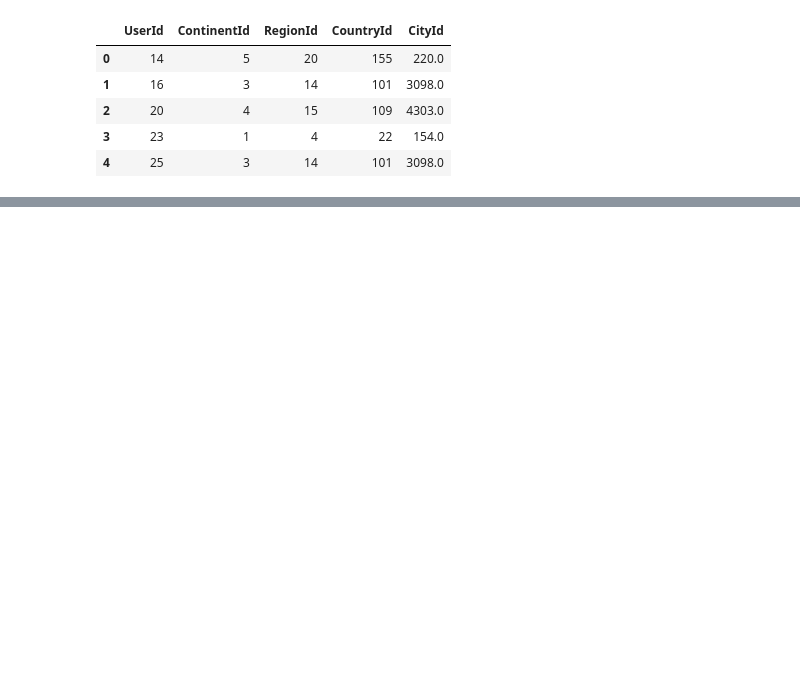
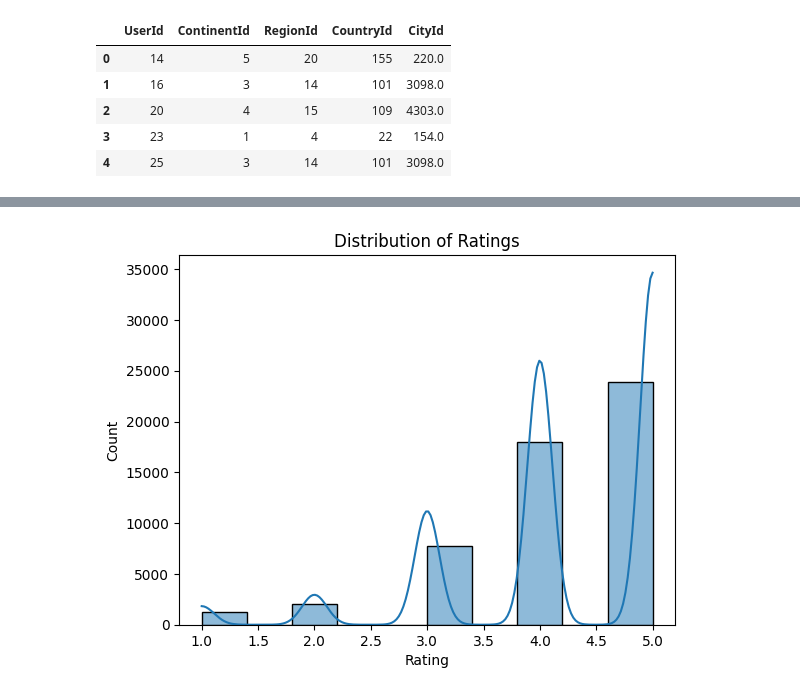
Before and after one commit to Rupeshyadv/Tourism-Experience-Analytics, a Jupyter notebook: notebooks/eda.ipynb, the cells around one changed output, grey strips where cells are left out. Saved outputs shown, nothing was run; the diff lists cells and outputs as text; code cells hidden in the pictures; blank space fills up the shorter version.

```diff
--- a/notebooks/eda.ipynb
+++ b/notebooks/eda.ipynb
@@ -120,0 +338,36 @@ user_df.head()
+# %%
+# merge all dataframes into one dataframe
+df = transac_df.copy()
+
+df = df.merge(user_df, on="UserId", how='left')
+df = df.merge(city_df, on="CityId", how="left")
+
+# Keep user country, drop city country, because both the df have CountryId.
+df = df.rename(columns={"CountryId_x": "CountryId"})
+df = df.drop(columns=["CountryId_y"])
+
+df = df.merge(country_df, on="CountryId", how="left")
+
+# Keep user region, drop country region, because both the df have RegionId.
+df = df.rename(columns={"RegionId_x": "RegionId"})
+df = df.drop(columns=["RegionId_y"])
+
+df = df.merge(region_df, on="RegionId", how="left")
+
+# Keep user continent, drop region continent, because both the df have ContinentId.
+df = df.rename(columns={"ContinentId_x": "ContinentId"})
+df = df.drop(columns=["ContinentId_y"])
+
+df = df.merge(continent_df, on="ContinentId", how="left")
+
+df = df.merge(updated_item_df, on="AttractionId", how="left")
+df = df.merge(type_df, on="AttractionTypeId", how="left")
+# there is no link between city and attraction in the given dataset, so we can drop the column AttractionCityId
+df = df.drop(columns=["AttractionCityId"])
+
+# rename the VisitMode to VisitModeId to avoid confusion with VisitModeId in mode_df
+df = df.rename(columns={"VisitMode": "VisitModeId"})
+
+df = df.merge(mode_df, on="VisitModeId", how="left")
+
+df.head()
@@ -120,0 +381,10 @@ user_df.head()
+# %%
+df.isna().sum().sort_values(ascending=False)
+df = df.dropna(subset=["CityId", "CityName"])
+# %%
+# rating distribution
+sns.histplot(df["Rating"], bins=10, kde=True)
+plt.title("Distribution of Ratings")
+plt.show()
+# %% [output]
+[figure, added]
```
Also changed, not shown: parts of 42 cells of this notebook, 2 other files.
